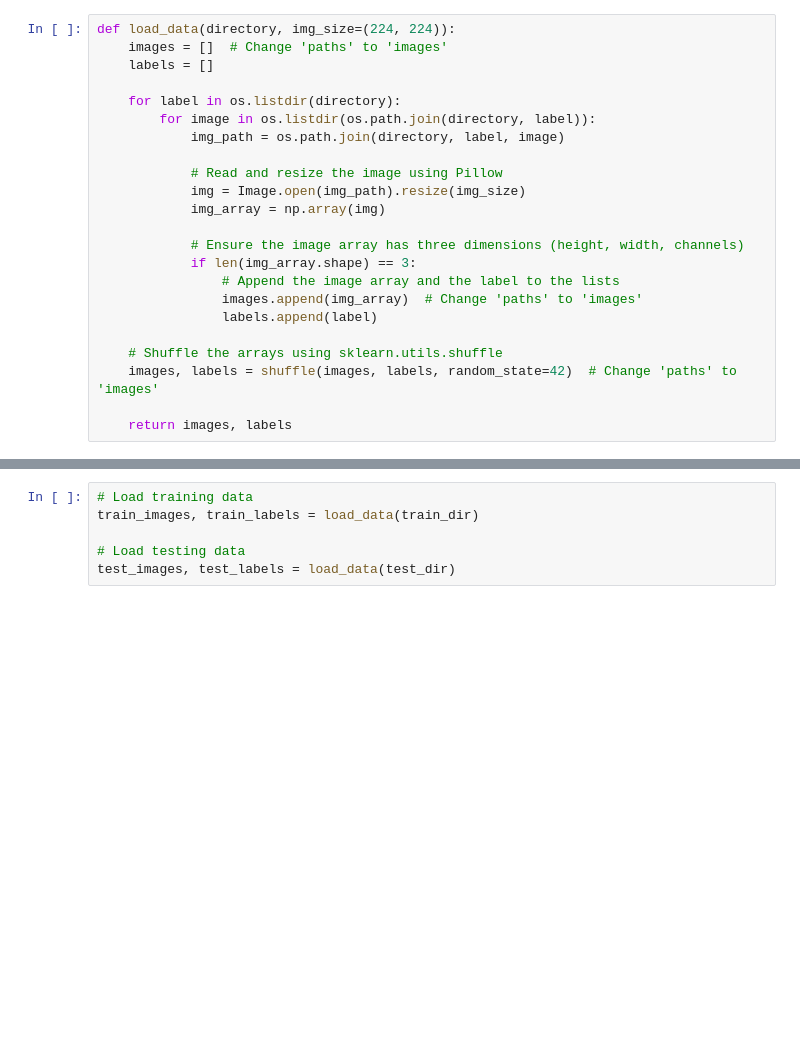
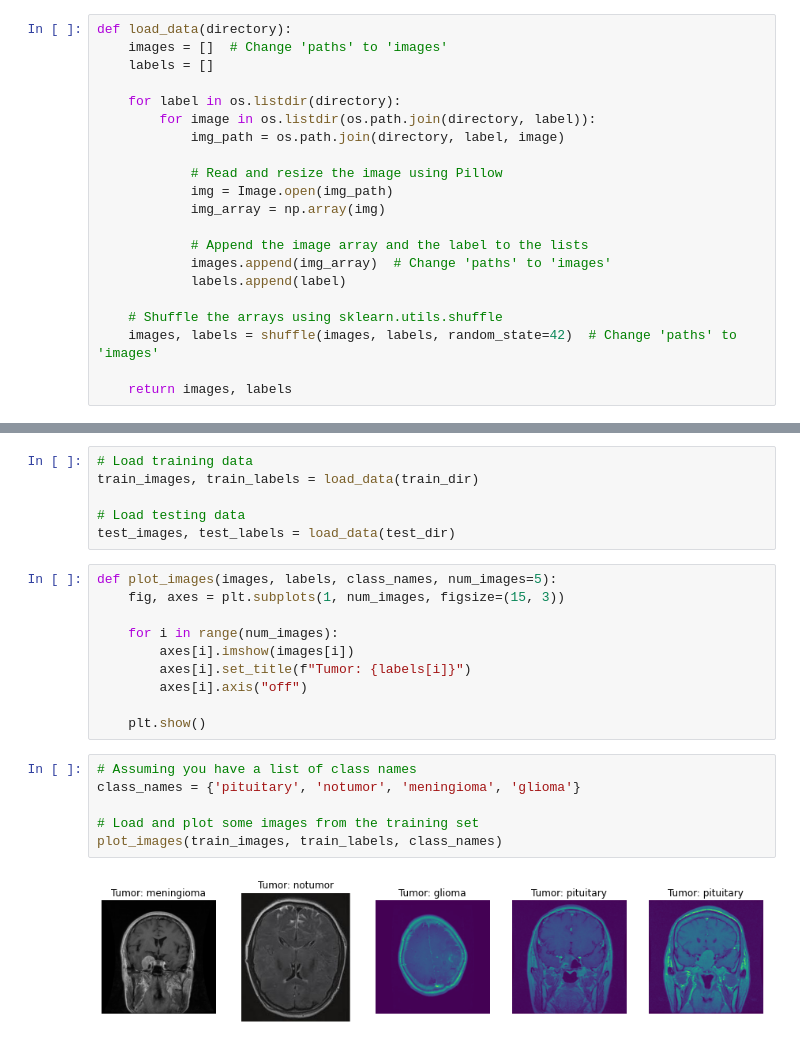
Before and after one commit to f-antelo/DLNN-Group2, a Jupyter notebook: 02 - Final Notebook/Data Exploration.ipynb, the cells around one changed output, grey strips where cells are left out. Cells and saved outputs as stored; diff of their text form; blank space fills up the shorter version.

Commit message:
data exploration update

```diff
--- a/02 - Final Notebook/Data Exploration.ipynb
+++ b/02 - Final Notebook/Data Exploration.ipynb
@@ -9,7 +9,7 @@ from collections import Counter
 # Libraries for Data Vizualization:
 import matplotlib.pyplot as plt
 # %%
-def load_data(directory, img_size=(224, 224)):
+def load_data(directory):
     images = []  # Change 'paths' to 'images'
     labels = []
 
@@ -18,14 +18,12 @@ def load_data(directory, img_size=(224, 224)):
             img_path = os.path.join(directory, label, image)
 
             # Read and resize the image using Pillow
-            img = Image.open(img_path).resize(img_size)
+            img = Image.open(img_path)
             img_array = np.array(img)
 
-            # Ensure the image array has three dimensions (height, width, channels)
-            if len(img_array.shape) == 3:
-                # Append the image array and the label to the lists
-                images.append(img_array)  # Change 'paths' to 'images'
-                labels.append(label)
+            # Append the image array and the label to the lists
+            images.append(img_array)  # Change 'paths' to 'images'
+            labels.append(label)
 
     # Shuffle the arrays using sklearn.utils.shuffle
     images, labels = shuffle(images, labels, random_state=42)  # Change 'paths' to 'images'
@@ -40,3 +38,21 @@ train_images, train_labels = load_data(train_dir)
 
 # Load testing data
 test_images, test_labels = load_data(test_dir)
+# %%
+def plot_images(images, labels, class_names, num_images=5):
+    fig, axes = plt.subplots(1, num_images, figsize=(15, 3))
+
+    for i in range(num_images):
+        axes[i].imshow(images[i])
+        axes[i].set_title(f"Tumor: {labels[i]}")
+        axes[i].axis("off")
+
+    plt.show()
+# %%
+# Assuming you have a list of class names
+class_names = {'pituitary', 'notumor', 'meningioma', 'glioma'}
+
+# Load and plot some images from the training set
+plot_images(train_images, train_labels, class_names)
+# %% [output]
+[figure, added]
```
Also changed, not shown: parts of 6 cells of this notebook.
